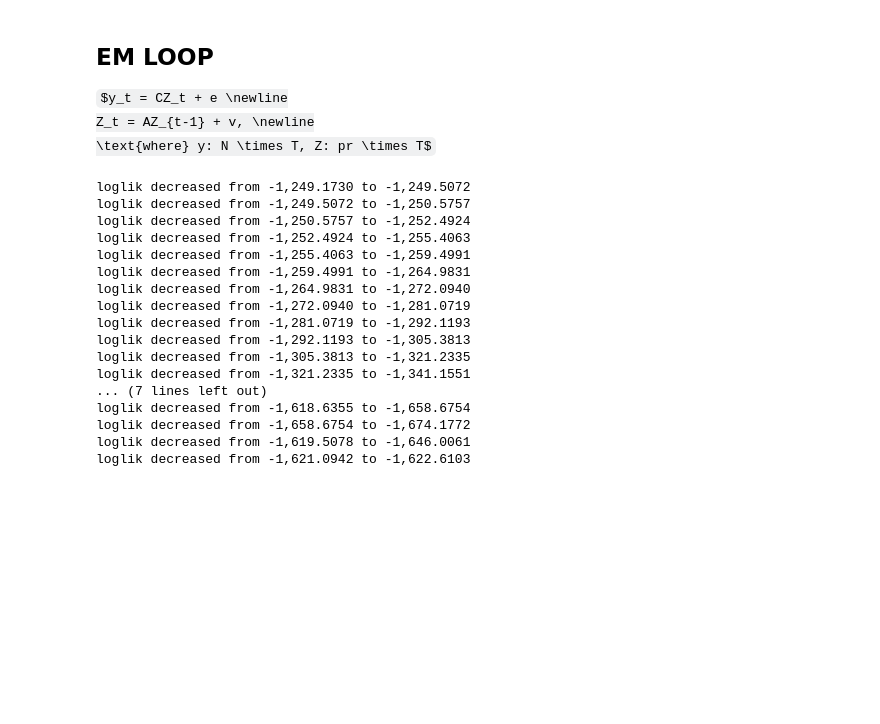
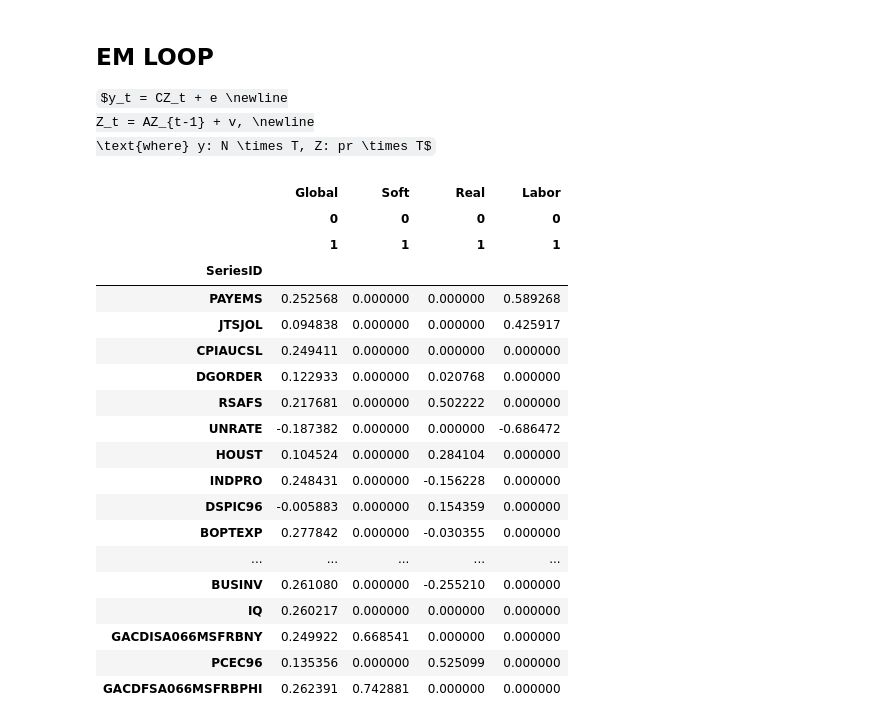
Before and after one commit to hyunchangyi/nowcasting, a Jupyter notebook: nowcasting.ipynb, the cells around one changed output. Cells and saved outputs as stored; diff of their text form; code cells hidden in the pictures; some formulas as TeX source; blank space fills up the shorter version.

Commit message:
result

```diff
--- a/nowcasting.ipynb
+++ b/nowcasting.ipynb
@@ -1087,6 +1083,12 @@ $y_t = CZ_t + e \newline
 Z_t = AZ_{t-1} + v, \newline
 \text{where} y: N \times T, Z: pr \times T$
 # %%
+optNaN = pd.Series({'method':2, 'k':3})
+# method=2 : Remove leading and closing zeros
+# k=3      : Setting for filter(): See remNaN_spline
+
+A, C, Q, R, Z_0, V_0 = InitCond(xNaN, r, p, spec, blocks, optNaN, Rcon, q)
+
 threshold = 1e-4;  # EM loop threshold (default value)
 max_iter = 5000;   # EM loop maximum number of iterations
 
@@ -1103,6 +1105,8 @@ y = xNaN.T
 optNaN.method = 3
 y_est = remNaNs_spline(xNaN, optNaN)[0].T
 
+gamma = 0.05
+
 for num_iter in range(max_iter):    # Loop until converges or max iter.
 
     if converged:
@@ -1111,36 +1115,34 @@ for num_iter in range(max_iter):    # Loop until converges or max iter.
     # Applying EM algorithm
     C_new, R_new, A_new, Q_new, Z_0, V_0, loglik = EMstep(y_est, A, C, Q, R, Z_0, V_0, r, p, Rcon, q, blocks, spec)
 
-    C = C_new
-    R = R_new
-    A = A_new
-    Q = Q_new
+    C = (1-gamma)*C + gamma*C_new
+    R = (1-gamma)*R + gamma*R_new
+    A = (1-gamma)*A + gamma*A_new
+    Q = (1-gamma)*Q + gamma*Q_new
 
     if num_iter > 2:  # Checking convergence
         converged, decrease, diff_ratio = em_converged(loglik, previous_loglik, threshold, 1)
 
-    if (np.mod(num_iter, 50) == 0) & (num_iter > 0):  # Print updates to command window
+    if (np.mod(num_iter, 10) == 0) & (num_iter > 0):  # Print updates to command window
         print('Now running the {:}'.format(num_iter), 'th iteration of max {:}'.format(max_iter))
         print('Loglik: {:.4},  {:,.2f} (% Change), diff_ratio: {:,.4}'.format(loglik,
                                                                               100*(loglik/previous_loglik-1),
                                                                               100*diff_ratio))
-    LL = np.append(LL, 4)
+    LL = np.append(LL, loglik)
     previous_loglik = loglik
+
+
+if(num_iter < max_iter):
+    print('Successful: Convergence at {:} iterations.'.format(num_iter))
+else:
+    print('Stopped because maximum iterations reached')
+
+# Final run of the Kalman filter
+Zsmooth = runKF(y, A, C, Q, R, Z_0, V_0)[0].T
+
+x_sm = Zsmooth.iloc[1:].dot(C.T)  # Get smoothed X
+
+
+#  Loading the structure with the results --------------------------------
+X_sm = x_sm * Wx + Mx # Unstandardized, smoothed
+Z = Zsmooth.iloc[1:]
-# %% [output]
-loglik decreased from -1,249.1730 to -1,249.5072
-loglik decreased from -1,249.5072 to -1,250.5757
-loglik decreased from -1,250.5757 to -1,252.4924
-loglik decreased from -1,252.4924 to -1,255.4063
-loglik decreased from -1,255.4063 to -1,259.4991
-loglik decreased from -1,259.4991 to -1,264.9831
-loglik decreased from -1,264.9831 to -1,272.0940
-loglik decreased from -1,272.0940 to -1,281.0719
-loglik decreased from -1,281.0719 to -1,292.1193
-loglik decreased from -1,292.1193 to -1,305.3813
-loglik decreased from -1,305.3813 to -1,321.2335
-loglik decreased from -1,321.2335 to -1,341.1551
-... (7 lines left out)
-loglik decreased from -1,618.6355 to -1,658.6754
-loglik decreased from -1,658.6754 to -1,674.1772
-loglik decreased from -1,619.5078 to -1,646.0061
-loglik decreased from -1,621.0942 to -1,622.6103
@@ -1264,0 +1149,26 @@ Table 7: Autoregressive Coefficients on Idiosyncratic Component
+# %%
+Qv = spec.loc[spec.Frequency.eq('q')].index.tolist()
+Mv = spec.loc[spec.Frequency.eq('m')].index.tolist()
+# %%
+C.loc[Mv, idx[blocks.columns, 0]]
+# %% [output]
+|  | Global | Soft | Real | Labor |
+|  | 0 | 0 | 0 | 0 |
+|  | 1 | 1 | 1 | 1 |
+| SeriesID |  |  |  |  |
+| PAYEMS | 0.252568 | 0.000000 | 0.000000 | 0.589268 |
+| JTSJOL | 0.094838 | 0.000000 | 0.000000 | 0.425917 |
+| CPIAUCSL | 0.249411 | 0.000000 | 0.000000 | 0.000000 |
+| DGORDER | 0.122933 | 0.000000 | 0.020768 | 0.000000 |
+| RSAFS | 0.217681 | 0.000000 | 0.502222 | 0.000000 |
+| UNRATE | -0.187382 | 0.000000 | 0.000000 | -0.686472 |
+| HOUST | 0.104524 | 0.000000 | 0.284104 | 0.000000 |
+| INDPRO | 0.248431 | 0.000000 | -0.156228 | 0.000000 |
+| DSPIC96 | -0.005883 | 0.000000 | 0.154359 | 0.000000 |
+| BOPTEXP | 0.277842 | 0.000000 | -0.030355 | 0.000000 |
+| ... | ... | ... | ... | ... |
+| BUSINV | 0.261080 | 0.000000 | -0.255210 | 0.000000 |
+| IQ | 0.260217 | 0.000000 | 0.000000 | 0.000000 |
+| GACDISA066MSFRBNY | 0.249922 | 0.668541 | 0.000000 | 0.000000 |
+| PCEC96 | 0.135356 | 0.000000 | 0.525099 | 0.000000 |
+| GACDFSA066MSFRBPHI | 0.262391 | 0.742881 | 0.000000 | 0.000000 |
```
Also changed, not shown: parts of 8 cells of this notebook, 1 other file.
